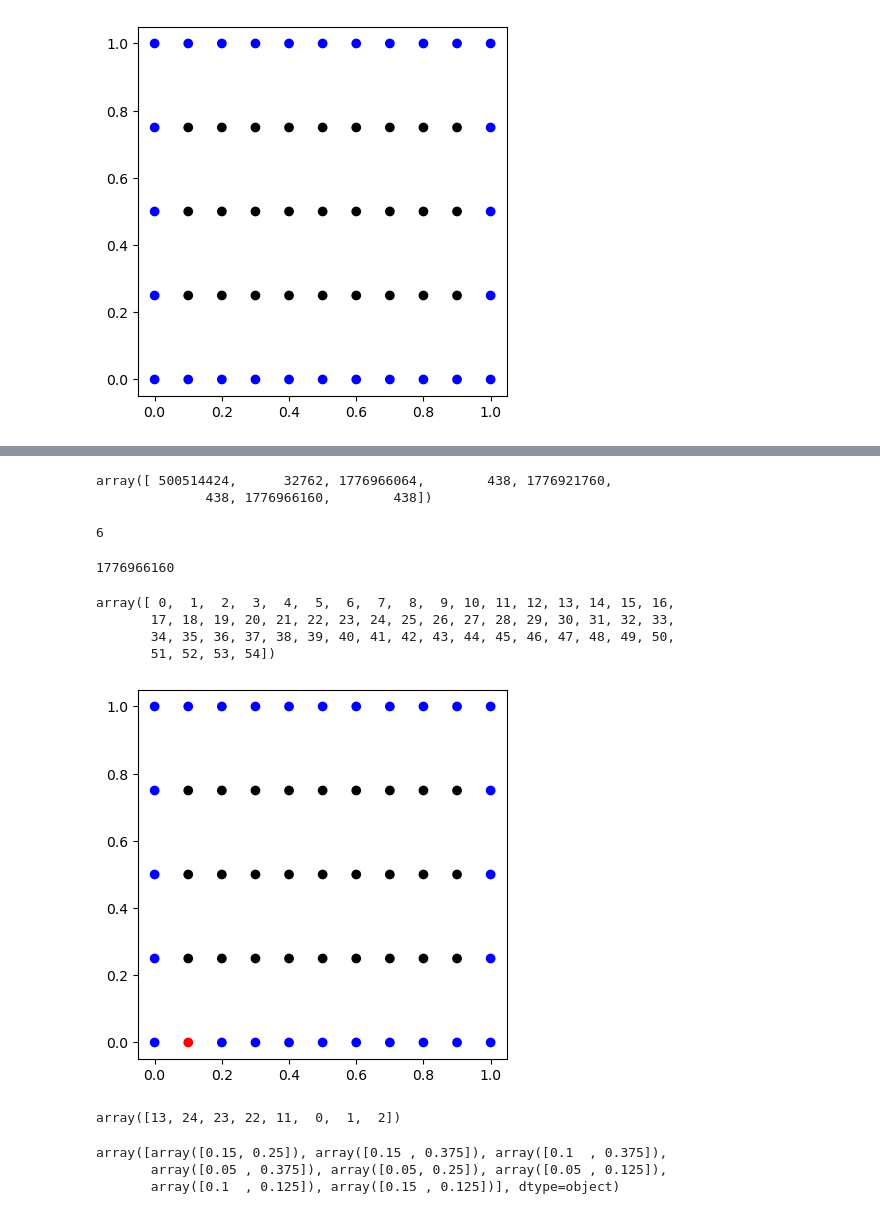
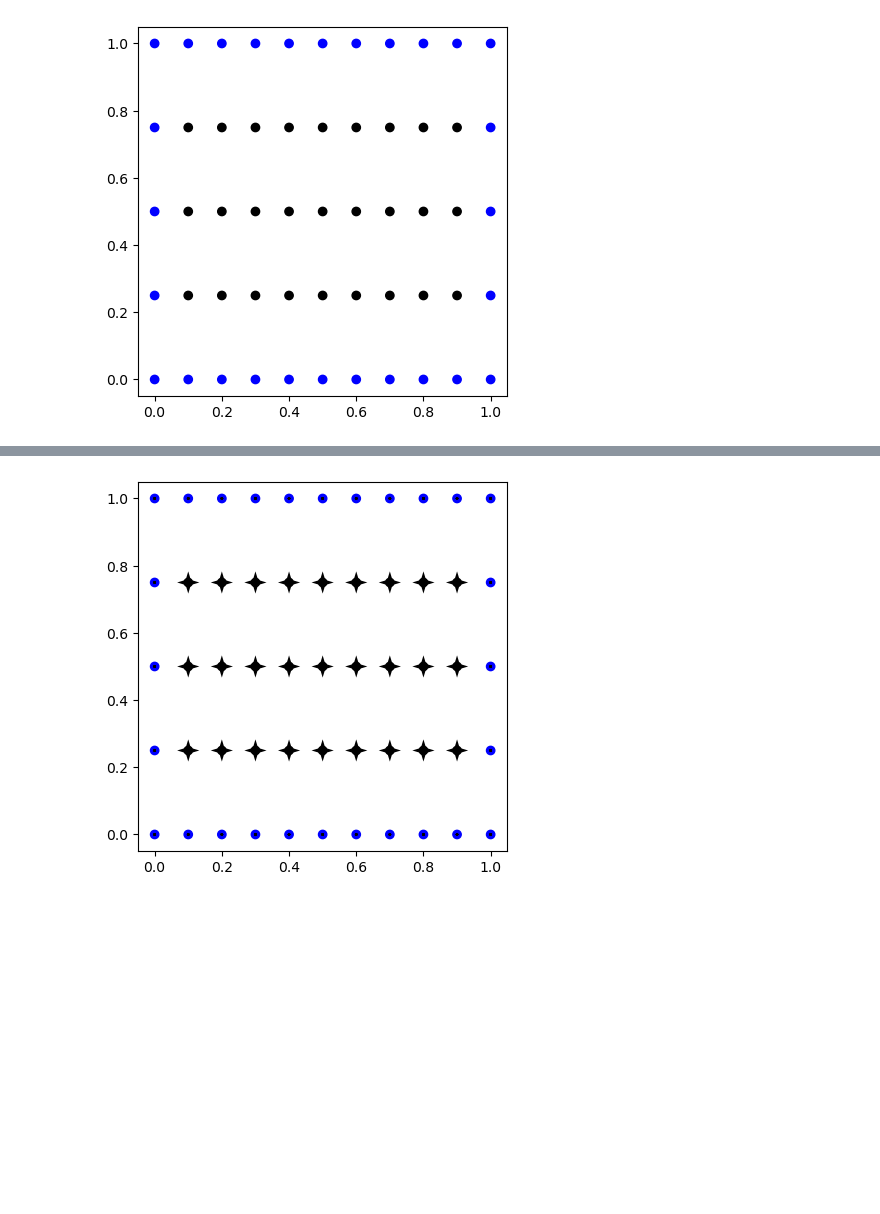
Before and after one commit to 3MT120/FV-LBM, a Jupyter notebook: src/FV-LBM-Grid.ipynb, the cells around one changed output, grey strips where cells are left out. Saved outputs shown, nothing was run; the diff lists cells and outputs as text; code cells hidden in the pictures; blank space fills up the shorter version.

```diff
--- a/src/FV-LBM-Grid.ipynb
+++ b/src/FV-LBM-Grid.ipynb
@@ -26,3 +26,9 @@ typeval += Nx*[1]
 field.set_x_values(np.tile(np.linspace(0, 1, Nx), Ny))
 field.set_y_values(yval)
 field.set_type(typeval)
+field.set_neighbours()
+field.set_subpoints()
+field.set_lengths()
+field.set_normals()
+field.set_areas()
+field.calculate_equilibrium()
@@ -30,5 +73,3 @@ field.set_type(typeval)
 field.show_grid()
 # %% [output]
 [figure]
-# %%
-field.grid[1,0].gridpoint_type = 2
@@ -66,5 +75,0 @@ array([ 0,  1,  2,  3,  4,  5,  6,  7,  8,  9, 10, 11, 12, 13, 14, 15, 16,
-# %%
-field.grid[0,0].neighbours[0]
-if field.grid[0,0].gridpoint_type == 0:
-    field.grid[0,0].neighbours[0] = 1
-    print("hoi")
@@ -80,13 +75,0 @@ field.grid[0,0].gridpoint_type
-# %%
-field.grid[0,0].neighbours
-# %% [output]
-array([ 500514424,      32762, 1776966064,        438, 1776921760,
-              438, 1776966160,        438])
-# %%
--2%8
-# %% [output]
-6
-# %%
-field.grid[0,0].neighbours[6]
-# %% [output]
-1776966160
@@ -95,11 +76,4 @@ field.set_neighbours()
-# %%
-field.grid_index()
-# %% [output]
-array([ 0,  1,  2,  3,  4,  5,  6,  7,  8,  9, 10, 11, 12, 13, 14, 15, 16,
-       17, 18, 19, 20, 21, 22, 23, 24, 25, 26, 27, 28, 29, 30, 31, 32, 33,
-       34, 35, 36, 37, 38, 39, 40, 41, 42, 43, 44, 45, 46, 47, 48, 49, 50,
-       51, 52, 53, 54])
 # %%
-field.show_grid()
+field.show_grid(with_dist = True)
 # %% [output]
-[figure, old version]
+[figure, new version]
@@ -110,4 +79,0 @@ c = np.stack((field.grid_x(), field.grid_y()), -1)
-# %%
-field.grid[1, 1].neighbours
-# %% [output]
-array([13, 24, 23, 22, 11,  0,  1,  2])
@@ -124,6 +79,0 @@ field.grid[1, 1].subpoints[7] = (c[field.grid[1, 1].index] + c[neighbours[6]] +
-# %%
-field.grid[1, 1].subpoints
-# %% [output]
-array([array([0.15, 0.25]), array([0.15 , 0.375]), array([0.1  , 0.375]),
-       array([0.05 , 0.375]), array([0.05, 0.25]), array([0.05 , 0.125]),
-       array([0.1  , 0.125]), array([0.15 , 0.125])], dtype=object)
```
Also changed, not shown: parts of 20 cells of this notebook, 1 other file.
